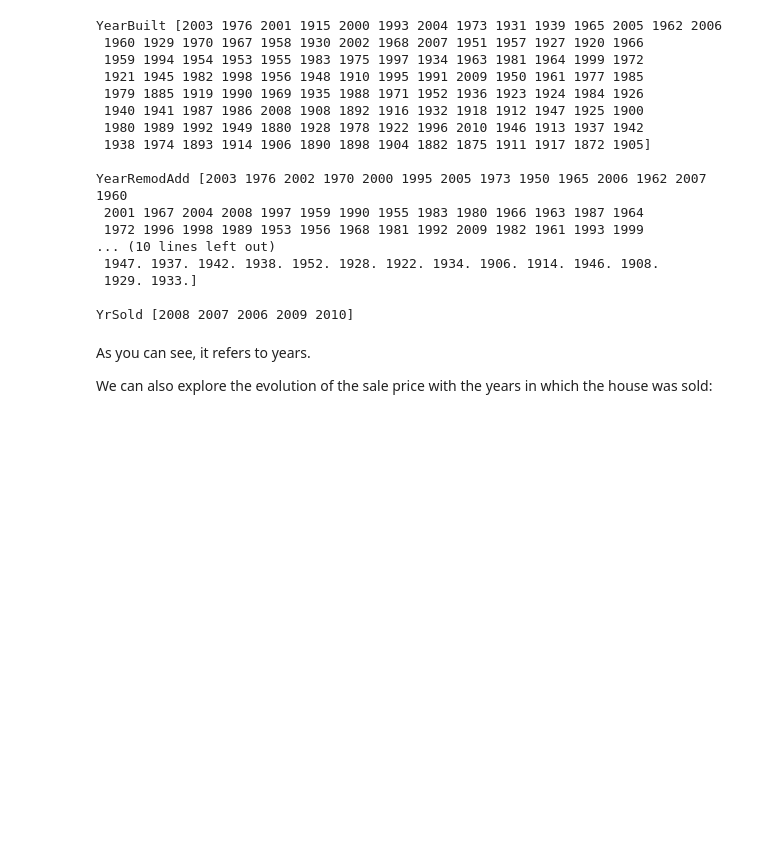
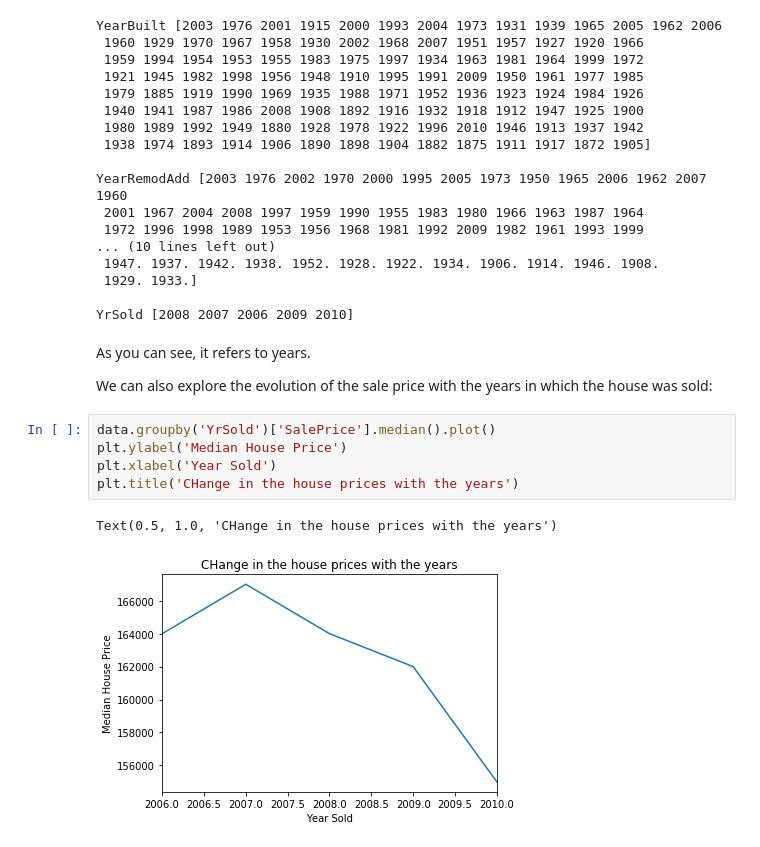
Before and after one commit to prtk1306/ML_Pipeline_Model_Deployment, a Jupyter notebook: ML_Pipeline_Step1_DataAnalysis.ipynb, the cells around one changed output. Cells and saved outputs as stored; diff of their text form; blank space fills up the shorter version.

```diff
--- a/ML_Pipeline_Step1_DataAnalysis.ipynb
+++ b/ML_Pipeline_Step1_DataAnalysis.ipynb
@@ -215,3 +215,11 @@ YrSold [2008 2007 2006 2009 2010]
 As you can see, it refers to years.
 
 We can also explore the evolution of the sale price with the years in which the house was sold:
+# %%
+data.groupby('YrSold')['SalePrice'].median().plot()
+plt.ylabel('Median House Price')
+plt.xlabel('Year Sold')
+plt.title('CHange in the house prices with the years')
+# %% [output]
+Text(0.5, 1.0, 'CHange in the house prices with the years')
+[figure, added]
```
Also changed, not shown: parts of 28 cells of this notebook.
